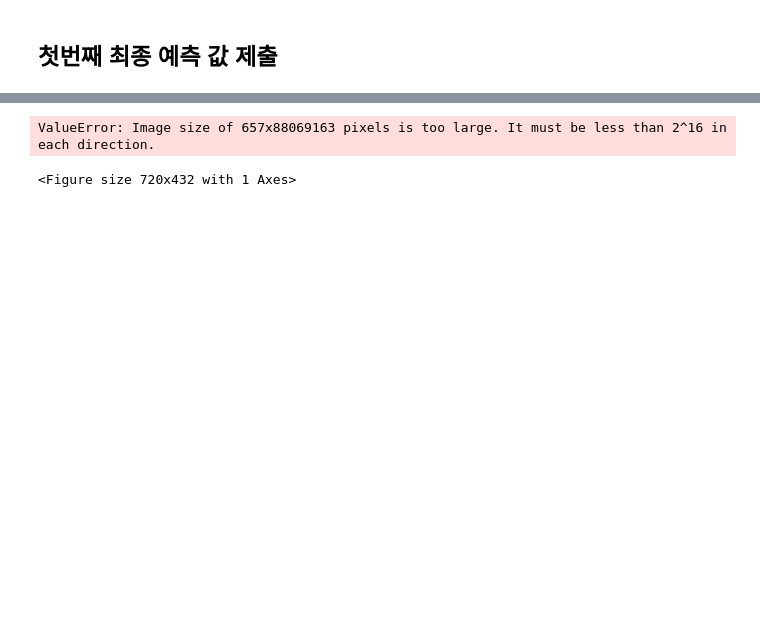
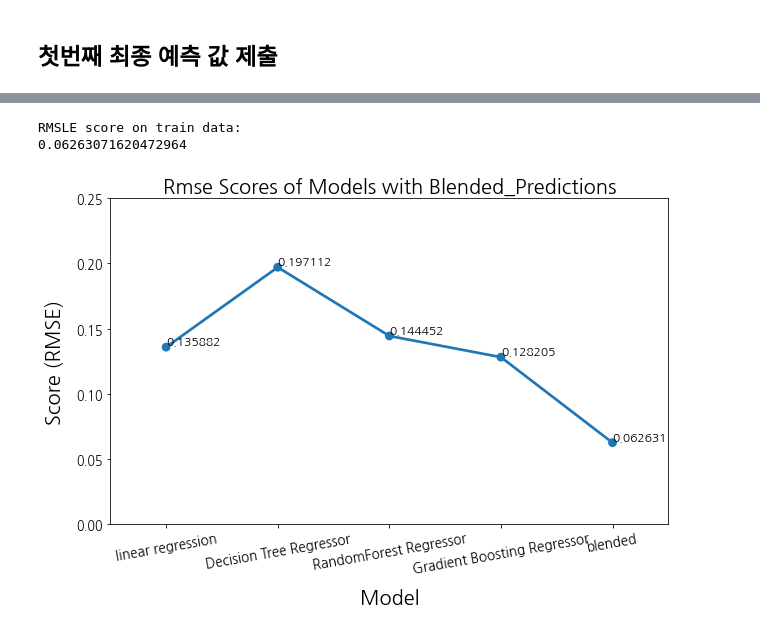
Before and after one commit to shinjangwoon/Kaggle, a Jupyter notebook: kaggle/House Prices/house prices.ipynb, the cells around one changed output, grey strips where cells are left out. Cells and saved outputs as stored; diff of their text form; code cells hidden in the pictures; blank space fills up the shorter version.

```diff
--- a/kaggle/House Prices/house prices.ipynb
+++ b/kaggle/House Prices/house prices.ipynb
@@ -763,20 +815,42 @@ Gradient Boosting Regressor - mean: 0.1303 (std: 0.0103)
+# %%
+# Blending
+lr_model_fit = lr_model.fit(X, y)
+tree_model_fit = tree_model.fit(X, y)
+rf_model_fit = rf_model.fit(X, y)
+gbr_model_fit = gbr_model.fit(X, y)
+
+
+def blended_learning_predictions(X):
+  blended_score = (0.3 * lr_model_fit.predict(X)) + \
+      (0.1 * tree_model_fit.predict(X)) + \
+      (0.3 * gbr_model_fit.predict(X)) + \
+      (0.3 * rf_model_fit.predict(X))
+  return blended_score
+# %%
+blended_score = rmsle(y, blended_learning_predictions(X))
+rmse_scores['blended'] = (blended_score, 0)
+print('RMSLE score on train data:')
+print(blended_score)
+# %% [output]
+RMSLE score on train data:
+0.06263071620472964
 # %%
 fig, ax = plt.subplots(figsize=(10, 6))
 
 ax = sns.pointplot(x=list(rmse_scores.keys()), y=[
                    score for score, _ in rmse_scores.values()], markers=['o'], linestyles=['-'], ax=ax)
 for i, score in enumerate(rmse_scores.values()):
     ax.text(i, score[0] + 0.002, '{:.6f}'.format(score[0]),
             horizontalalignment='left', size='large', color='black', weight='semibold')
 
 ax.set_ylabel('Score (RMSE)', size=20, labelpad=12.5)
 ax.set_xlabel('Model', size=20, labelpad=12.5)
 ax.tick_params(axis='x', labelsize=13.5, rotation=10)
 ax.tick_params(axis='y', labelsize=12.5)
 ax.set_ylim(0, 0.25)
-ax.set_title('Rmse Scores of Models without Blended_Predictions', size=20)
+
+ax.set_title('Rmse Scores of Models with Blended_Predictions', size=20)
 
 fig.show()
 # %% [output]
-ValueError: Image size of 657x88069163 pixels is too large. It must be less than 2^16 in each direction.
-<Figure size 720x432 with 1 Axes>
+[figure, added]
```
Also changed, not shown: parts of 29 cells of this notebook.
